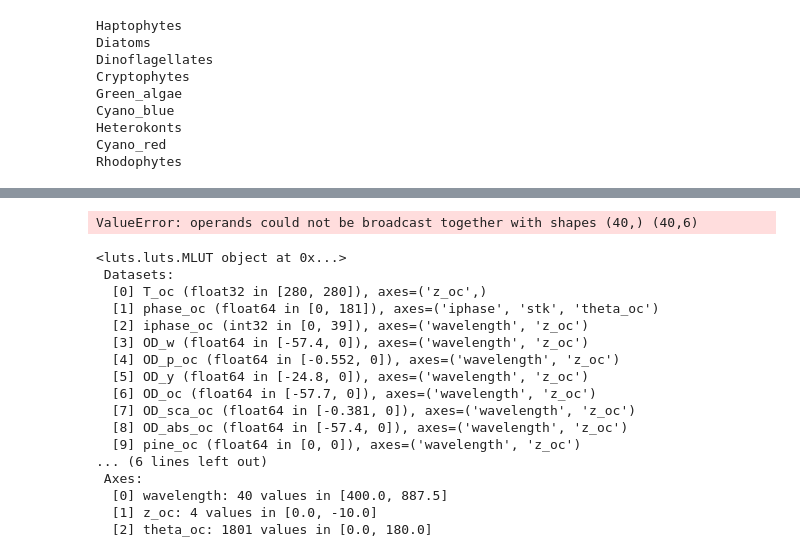
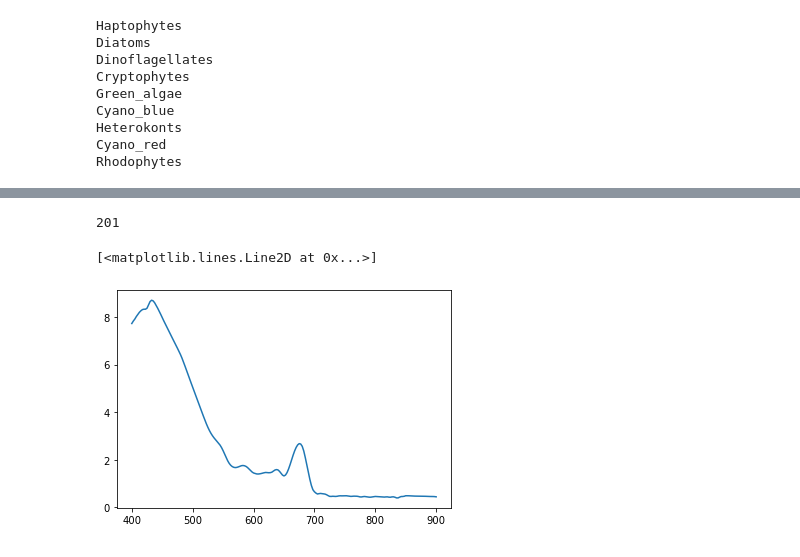
Before and after one commit to JAKravitz/RTM, a Jupyter notebook: Ocean_IOP_interface_V2.ipynb, the cells around one changed output, grey strips where cells are left out. Saved outputs shown, nothing was run; the diff lists cells and outputs as text; code cells hidden in the pictures.

```diff
--- a/Ocean_IOP_interface_V2.ipynb
+++ b/Ocean_IOP_interface_V2.ipynb
@@ -138,16 +138,24 @@ Max Depth: 2.5 m
 # %%
 # get mixing IOP's
 ap1,ac1,bp1,vsf1,angles = mix(iops)
 
 # wavelength grid/slice for absorption and scattering coefficients
 # wavelength grid for outputs
 wavrange = slice(0,200,5)
 wav      = WAV[wavrange]
 # wavelength grid/slice for scattering matrices
 wavrange_vsf = slice(0,200,20)
 wav_vsf      = WAV[wavrange_vsf]
 # vertical grid
 Z = iops['Depth']['Depth']
 # Z   = np.array([0, -2.5, -5., -10.])
 xfactor = iops['Depth']['xfactor']
 zeros = np.zeros_like(wav)
+
+print(len(ap1))
+fig, ax = plt.subplots()
+ax.plot(WAV, ap1)
+# %% [output]
+201
+[<matplotlib.lines.Line2D at 0x...>]
+[figure, added]
@@ -167,64 +161,0 @@ aAlB = Albedo_speclib2(iops['Adjacency']['Tot'])
-# %%
-# water MLUT building
-# VSF truncation at 10 deg
-# seafloor Sand albedo
-water   = import_iop(ap_list, bp_list, ac_list, vsf_list, wav, wav_vsf, Z, angles,
-                    aw_list=aw_list, bw_list=bw_list, ang_trunc=5.,  ALB=bALB).describe()
-# %% [output]
-ValueError: operands could not be broadcast together with shapes (40,) (40,6)
-# %%
-# get mixing IOP's
-ap1,ac1,bp1,vsf1,angles = mix(runData1)
-ap2,ac2,bp2,vsf2,angles = mix(runData2)
-
-# wavelength grid/slice for absorption and scattering coefficients
-# wavelength grid for outputs
-wavrange = slice(0,200,5)
-wav      = WAV[wavrange]
-# wavelength grid/slice for scattering matrices
-wavrange_vsf = slice(0,200,20)
-wav_vsf      = WAV[wavrange_vsf]
-# vertical grid
-Z   = np.array([0, -2.5, -5., -10.])
-zeros=np.zeros_like(wav)
-
-#IOP's profiles
-vsf_list=[vsf1[:,wavrange_vsf,:], vsf1[:,wavrange_vsf,:], vsf2[:,wavrange_vsf,:], vsf2[:,wavrange_vsf,:] ]
-bp_list = [zeros, bp1[wavrange], bp2[wavrange], bp2[wavrange]]
-ap_list = [zeros, ap1[wavrange], ap2[wavrange], ap2[wavrange]]
-ac_list = [zeros, ac1[wavrange], ac2[wavrange], ac2[wavrange]]
-aw_list = None # use SMART-G default pure water absorption
-bw_list = None # use SMART-G default pure water scattering
-
-# Albedos speclib library inputs
-dirspec = '/rfs/data/speclib2.0/data/'
-Type    = ['Forest', 'Bare soil', 'Grass', 'Snow', 'Sand']
-ALB     = [Albedo_speclib(dirspec+'jhu.becknic.vegetation.trees.deciduous.solid.decidou.spectrum.txt'),
-           Albedo_speclib(dirspec+'jhu.becknic.soil.alfisol.paleustalf.coarse.87P473.spectrum.txt'),
-           Albedo_speclib(dirspec+'jhu.becknic.vegetation.grass.green.solid.gras.spectrum.txt'),
-           Albedo_speclib(dirspec+'jhu.becknic.water.snow.granular.82um.medium.spectrum.txt'),
-           Albedo_speclib(dirspec+'jhu.becknic.rock.sedimentary.sandstone.fine.sandst7.spectrum.txt')]
-
-# water MLUT building
-# VSF truncation at 10 deg
-# seafloor Sand albedo
-water   = import_iop(ap_list, bp_list, ac_list, vsf_list, wav, wav_vsf, Z, angles,
-                    aw_list=aw_list, bw_list=bw_list, ang_trunc=5.,  ALB=ALB[4]).describe()
-# %% [output]
-<luts.luts.MLUT object at 0x...>
- Datasets:
-  [0] T_oc (float32 in [280, 280]), axes=('z_oc',)
-  [1] phase_oc (float64 in [0, 181]), axes=('iphase', 'stk', 'theta_oc')
-  [2] iphase_oc (int32 in [0, 39]), axes=('wavelength', 'z_oc')
-  [3] OD_w (float64 in [-57.4, 0]), axes=('wavelength', 'z_oc')
-  [4] OD_p_oc (float64 in [-0.552, 0]), axes=('wavelength', 'z_oc')
-  [5] OD_y (float64 in [-24.8, 0]), axes=('wavelength', 'z_oc')
-  [6] OD_oc (float64 in [-57.7, 0]), axes=('wavelength', 'z_oc')
-  [7] OD_sca_oc (float64 in [-0.381, 0]), axes=('wavelength', 'z_oc')
-  [8] OD_abs_oc (float64 in [-57.4, 0]), axes=('wavelength', 'z_oc')
-  [9] pine_oc (float64 in [0, 0]), axes=('wavelength', 'z_oc')
-... (6 lines left out)
- Axes:
-  [0] wavelength: 40 values in [400.0, 887.5]
-  [1] z_oc: 4 values in [0.0, -10.0]
-  [2] theta_oc: 1801 values in [0.0, 180.0]
```
Also changed, not shown: parts of 14 cells of this notebook, 2 other files.
